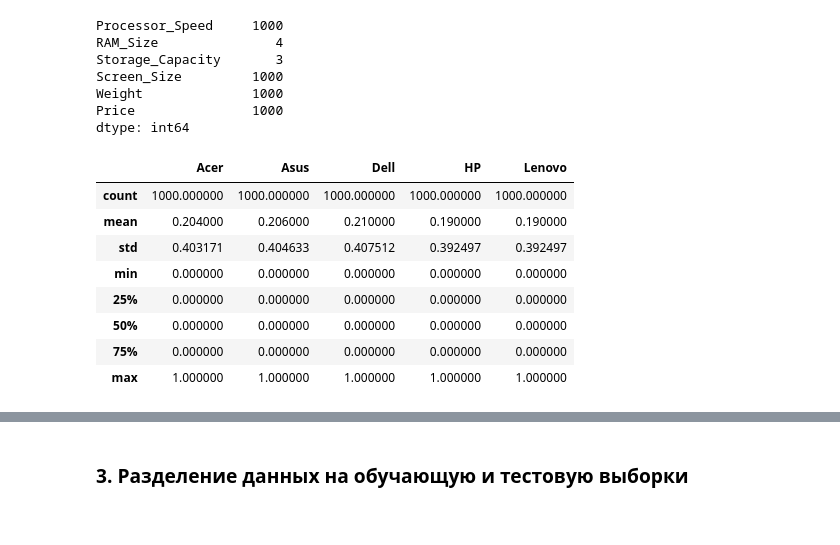
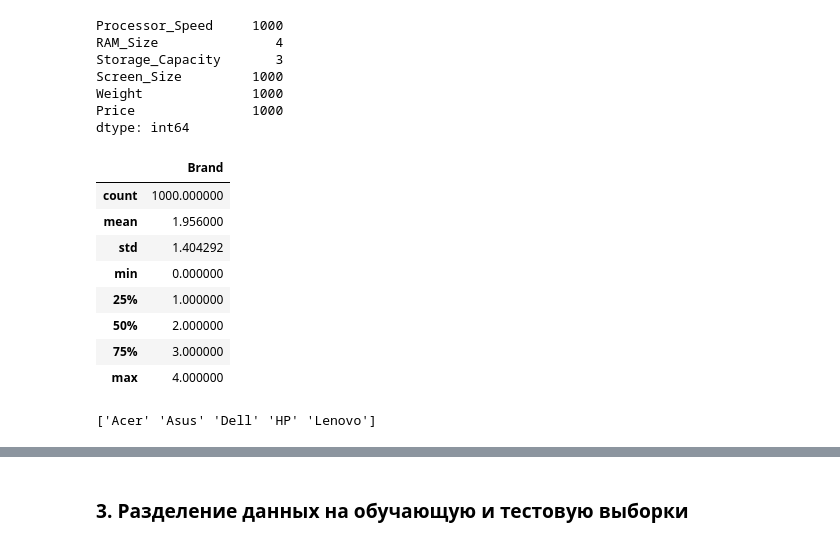
Before and after one commit to Kanad4s/NSU-Projects, a Jupyter notebook: TPNS/Preprocessing/laptop.ipynb, the cells around one changed output, grey strips where cells are left out. Drawn from its saved outputs; the diff is of its cells as text; code cells hidden in the pictures.

```diff
--- a/TPNS/Preprocessing/laptop.ipynb
+++ b/TPNS/Preprocessing/laptop.ipynb
@@ -77,21 +77,24 @@ Weight              1000
 Price               1000
 dtype: int64
 # %%
-from sklearn.preprocessing import OneHotEncoder
-onehotencoder = OneHotEncoder()
-data_new = onehotencoder.fit_transform(df_categorical.values)
-da = pd.DataFrame(data_new.toarray(), columns=onehotencoder.categories_)
+from sklearn.preprocessing import OneHotEncoder, LabelEncoder
+encoder = LabelEncoder()
+data_new = encoder.fit_transform(df_categorical.values)
+da = pd.DataFrame(data_new, columns=['Brand'])
+# da = pd.DataFrame(data_new.toarray(), columns=encoder.categories_)
 display(da.describe())
+print(encoder.classes_)
 # %% [output]
-|  | Acer | Asus | Dell | HP | Lenovo |
-| count | 1000.000000 | 1000.000000 | 1000.000000 | 1000.000000 | 1000.000000 |
-| mean | 0.204000 | 0.206000 | 0.210000 | 0.190000 | 0.190000 |
-| std | 0.403171 | 0.404633 | 0.407512 | 0.392497 | 0.392497 |
-| min | 0.000000 | 0.000000 | 0.000000 | 0.000000 | 0.000000 |
-| 25% | 0.000000 | 0.000000 | 0.000000 | 0.000000 | 0.000000 |
-| 50% | 0.000000 | 0.000000 | 0.000000 | 0.000000 | 0.000000 |
-| 75% | 0.000000 | 0.000000 | 0.000000 | 0.000000 | 0.000000 |
-| max | 1.000000 | 1.000000 | 1.000000 | 1.000000 | 1.000000 |
+|  | Brand |
+| count | 1000.000000 |
+| mean | 1.956000 |
+| std | 1.404292 |
+| min | 0.000000 |
+| 25% | 1.000000 |
+| 50% | 2.000000 |
+| 75% | 3.000000 |
+| max | 4.000000 |
+['Acer' 'Asus' 'Dell' 'HP' 'Lenovo']
 # %%
 cleanData = pd.concat([df_numerical, da], axis=1)
 display(cleanData.describe())
```
Also changed, not shown: parts of 7 cells of this notebook.
